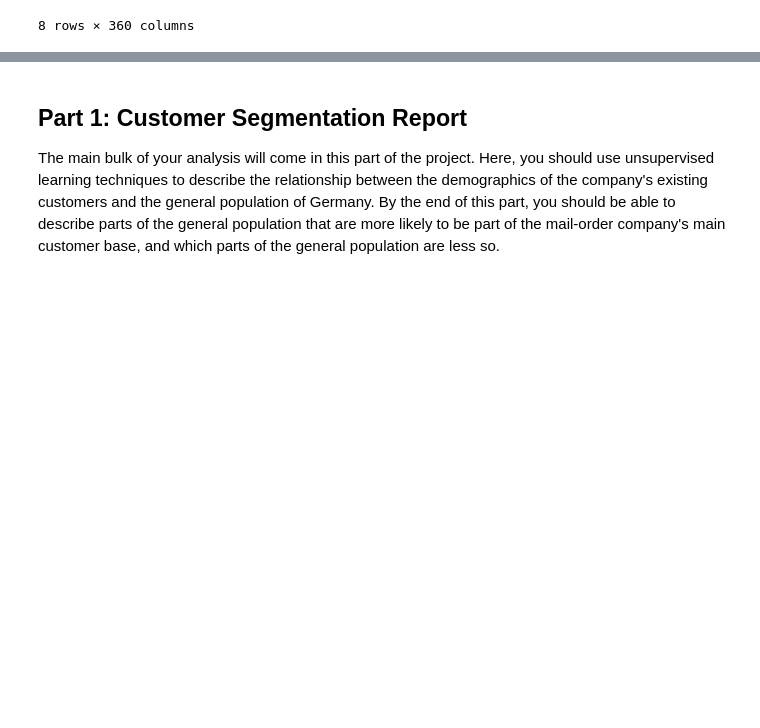
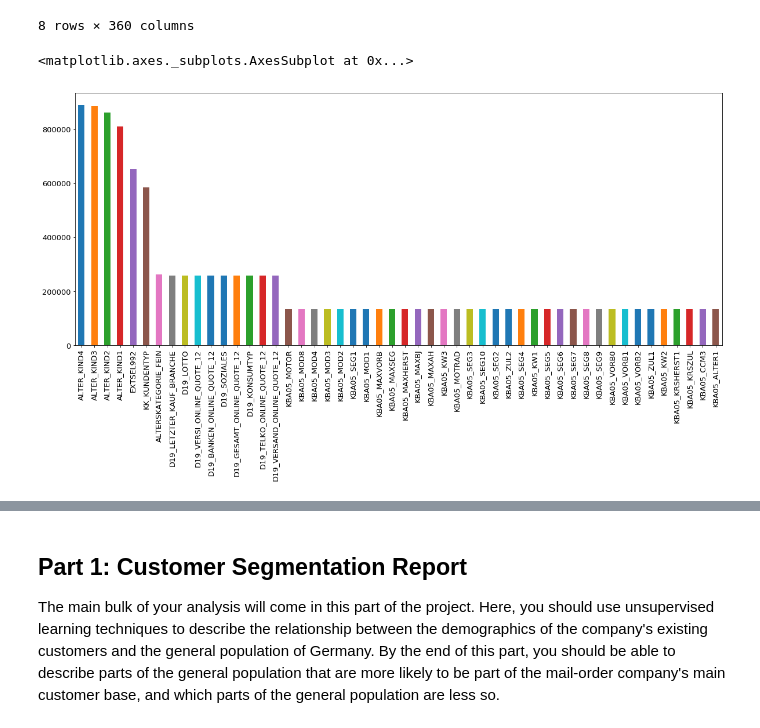
Before and after one commit to ShuangyuandData/Arvatocustomersegmentation, a Jupyter notebook: Arvato Project Workbook.ipynb, the cells around one changed output, grey strips where cells are left out. Cells and saved outputs as stored; diff of their text form; code cells hidden in the pictures; blank space fills up the shorter version.

```diff
--- a/Arvato Project Workbook.ipynb
+++ b/Arvato Project Workbook.ipynb
@@ -33,6 +55,7 @@ In the below cell, we've provided some initial code to load in the first two dat
 
 You'll notice when the data is loaded in that a warning message will immediately pop up. Before you really start digging into the modeling and analysis, you're going to need to perform some cleaning. Take some time to browse the structure of the data and look over the informational spreadsheets to understand the data values. Make some decisions on which features to keep, which features to drop, and if any revisions need to be made on data formats. It'll be a good idea to create a function with pre-processing steps, since you'll need to clean all of the datasets before you work with them.
 # %%
+%%time
 # load in the data
-azdias = pd.read_csv('../../data/Term2/capstone/arvato_data/Udacity_AZDIAS_052018.csv', sep=';')
-customers = pd.read_csv('../../data/Term2/capstone/arvato_data/Udacity_CUSTOMERS_052018.csv', sep=';')
+azdias = pd.read_csv('../../data/Term2/capstone/arvato_data/Udacity_AZDIAS_052018.csv', sep=';', low_memory=False)
+customers = pd.read_csv('../../data/Term2/capstone/arvato_data/Udacity_CUSTOMERS_052018.csv', sep=';', low_memory=False)
@@ -59,3 +81,15 @@ azdias.describe()
 | 75% | 8.600680e+05 | -1.000000 | 9.000000 | 17.000000 | 15.000000 | 16.000000 | 17.000000 | 17.000000 | ... |
 | max | 1.082873e+06 | 3.000000 | 9.000000 | 21.000000 | 18.000000 | 18.000000 | 18.000000 | 18.000000 | ... |
 8 rows × 360 columns
+# %%
+# find data that is 'naturally missing' in dataset
+# get number of nan/null data in azdias before any processing is applied
+# total number of fields with null - 'naturally'
+azdias_null = azdias.isnull().sum()
+azdias_null_percent = azdias_null / len(azdias) * 100
+# %%
+# visualise natually missing data
+(azdias_null.sort_values(ascending=False)[:50].plot(kind='bar', figsize=(20,8), fontsize=13))
+# %% [output]
+<matplotlib.axes._subplots.AxesSubplot at 0x...>
+[figure, added]
```
Also changed, not shown: parts of 97 cells of this notebook.
